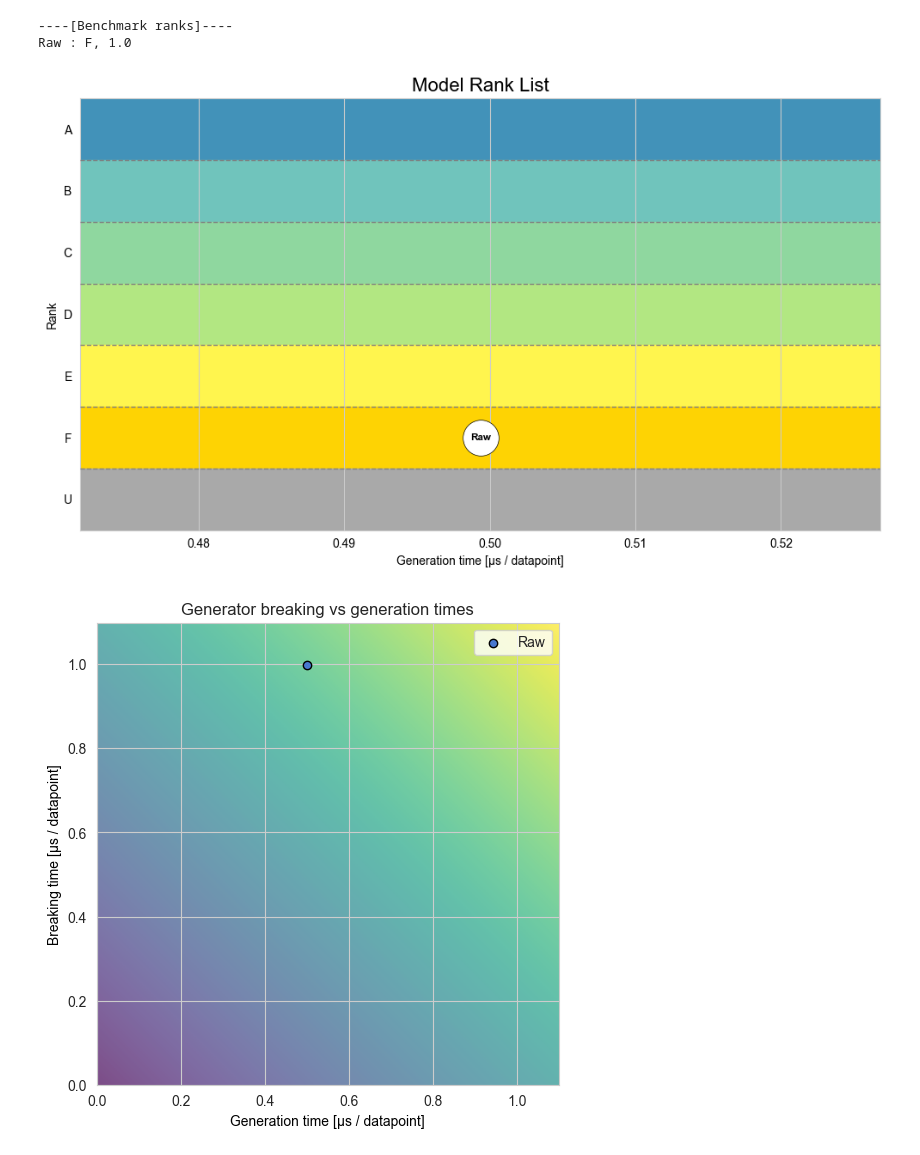
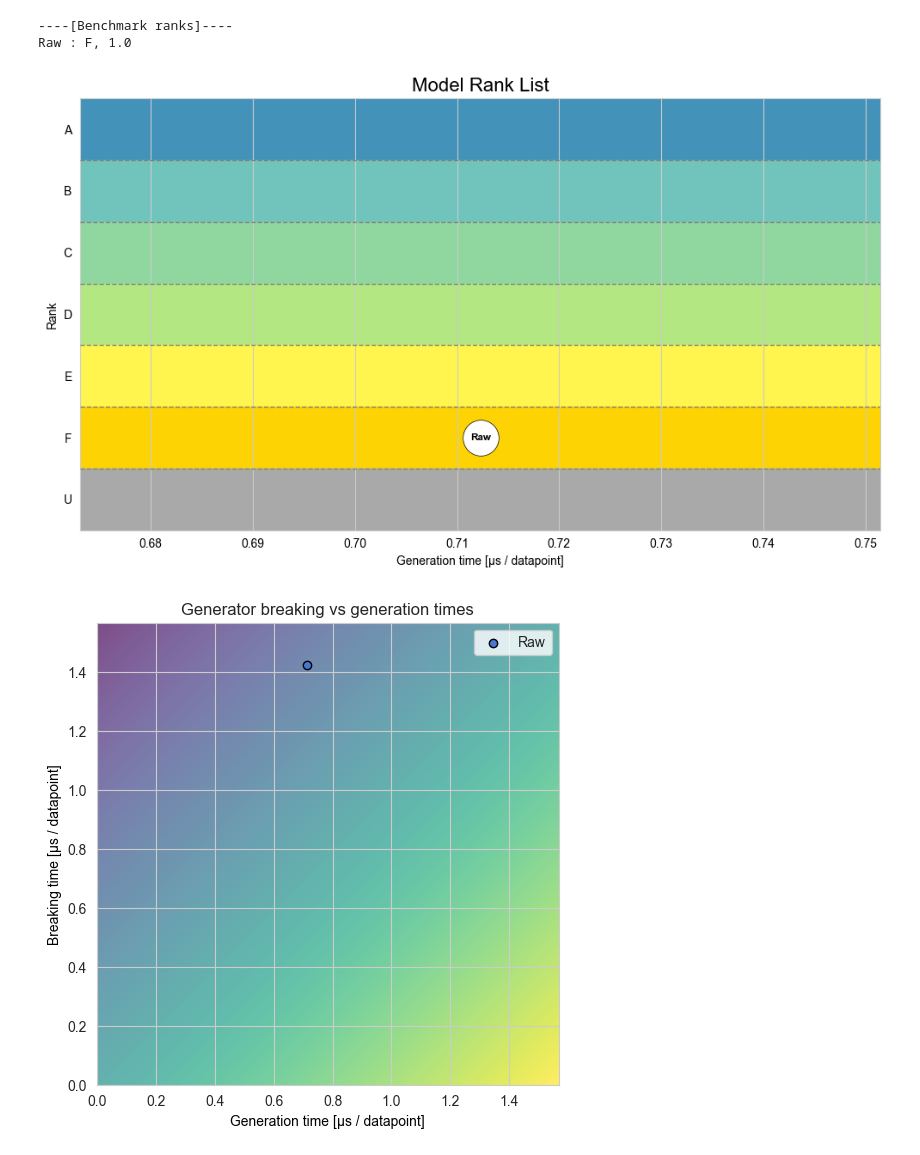
Before and after one commit to ArthGV/Benchmarking-of-Tabular-Synthetic-Data-Generation, a Jupyter notebook: privacy/run_pipeline.ipynb, the cells around one changed output. Drawn from its saved outputs; the diff is of its cells as text; code cells hidden in the pictures.

```diff
--- a/privacy/run_pipeline.ipynb
+++ b/privacy/run_pipeline.ipynb
@@ -6,10 +6,10 @@ from utils.my_attack import MyAttack
 from utils.benchmark_pipeline import BenchmarkPipeline
 from utils.benchmark_metric import AUCMetric
 # %%
-data = tapas.datasets.TabularDataset.read("data/dummy")
+data = tapas.datasets.TabularDataset.read("data/adult")
 target_record = data.get_records([0])
 data.drop_records([0], in_place=True)
-attack = MyAttack(100, features=RandomTargetedQueryFeature(target_record,4,1))
+attack = MyAttack(100, features=RandomTargetedQueryFeature(target_record,6,1))
 
 #gen = ReprosynGenerator(DS_PRIVBAYES, label="PrivBayes", epsilon=1.0)
 
@@ -33,4 +33,4 @@ COMPLEXITY:  20
 ----[Benchmark ranks]----
 Raw : F, 1.0
-[figure, old version]
+[figure, new version]
-[figure, old version]
+[figure, new version]
```
Also changed, not shown: parts of 1 cell of this notebook, 2 other files.
